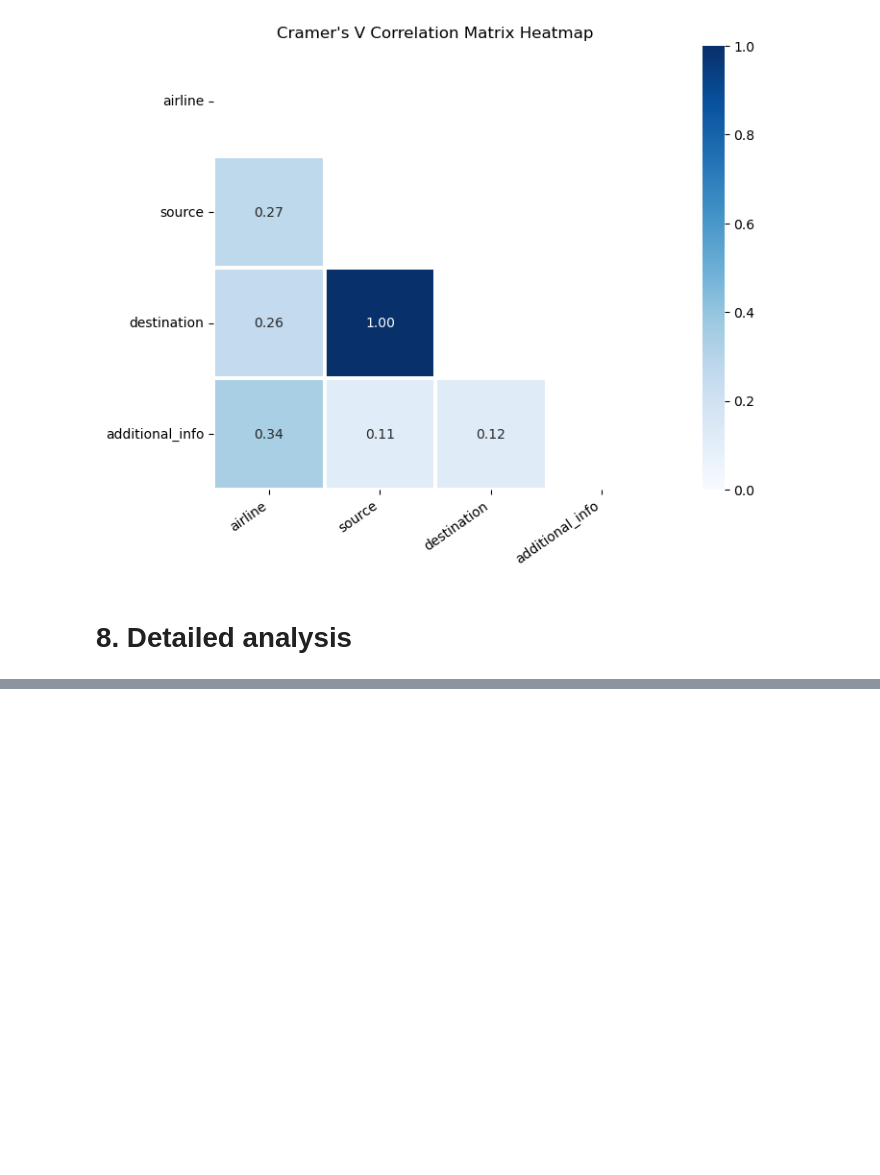
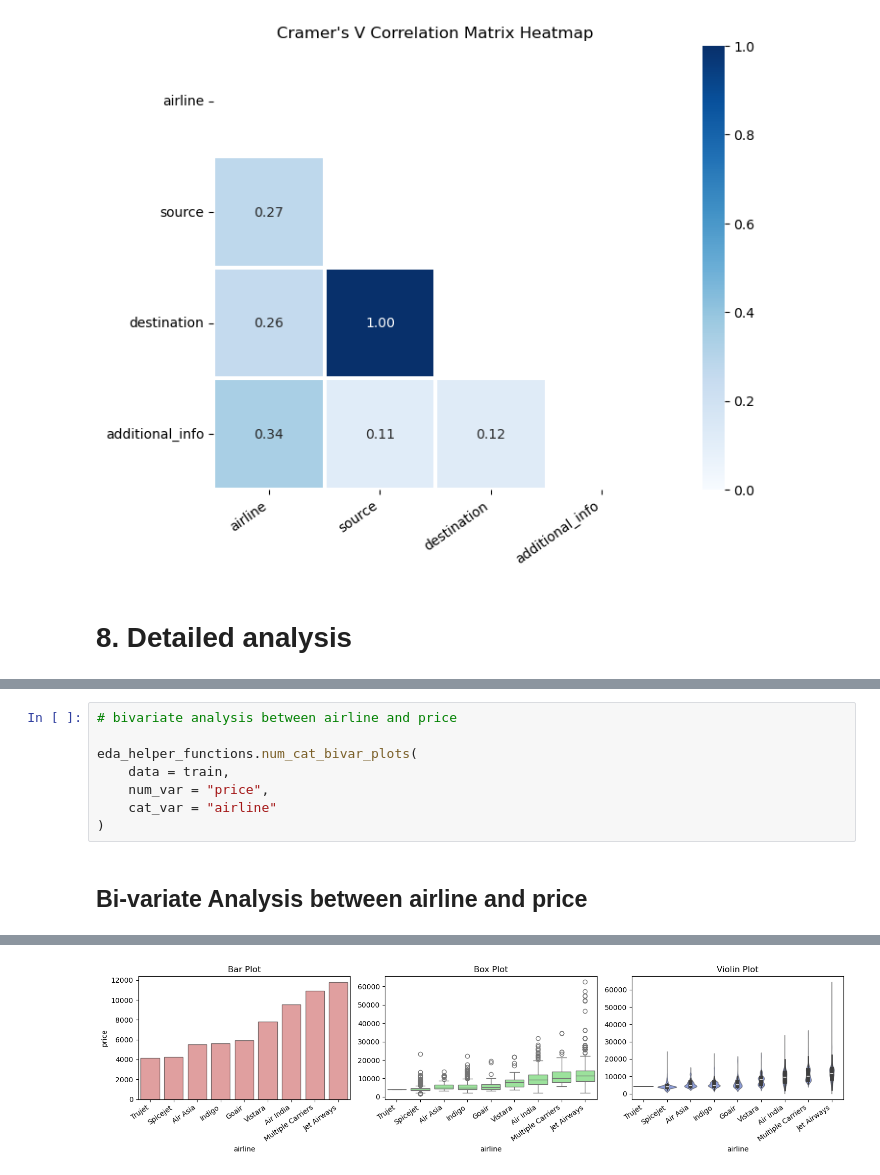
Before and after one commit to aman6303/ml-project2-flight-price-prediction-using-aws-sagemaker, a Jupyter notebook: notebooks/02_eda.ipynb, the cells around one changed output, grey strips where cells are left out. Cells and saved outputs as stored; diff of their text form; blank space fills up the shorter version.

```diff
--- a/notebooks/02_eda.ipynb
+++ b/notebooks/02_eda.ipynb
@@ -177,0 +241,10 @@ eda_helper_functions.cramersV_heatmap(train)
+# %%
+# bivariate analysis between airline and price
+
+eda_helper_functions.num_cat_bivar_plots(
+    data = train,
+    num_var = "price",
+    cat_var = "airline"
+)
+# %% [output]
+Bi-variate Analysis between airline and price
@@ -177,0 +252 @@ eda_helper_functions.cramersV_heatmap(train)
+[figure, added]
```
Also changed, not shown: parts of 36 cells of this notebook.
